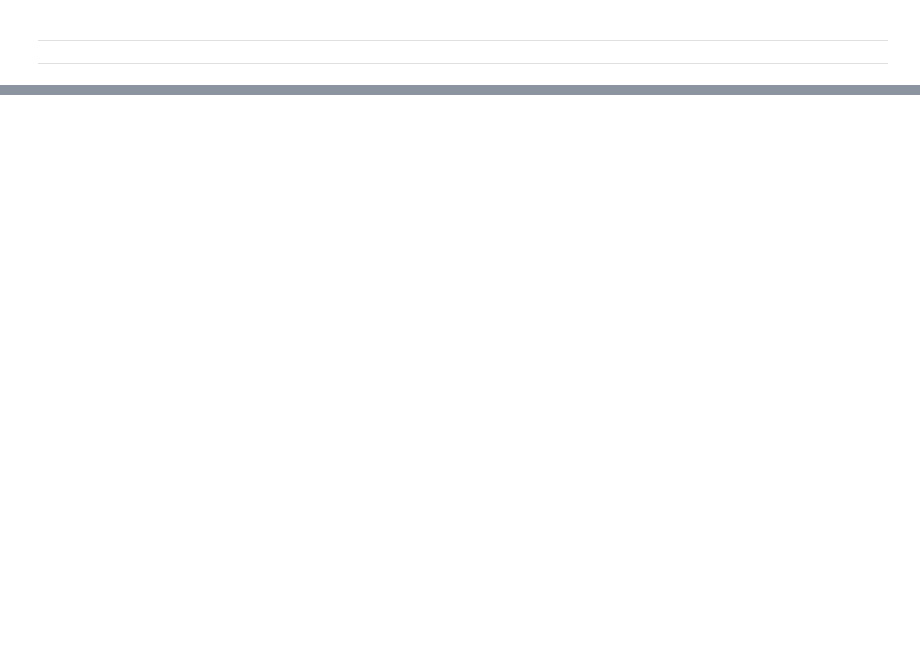
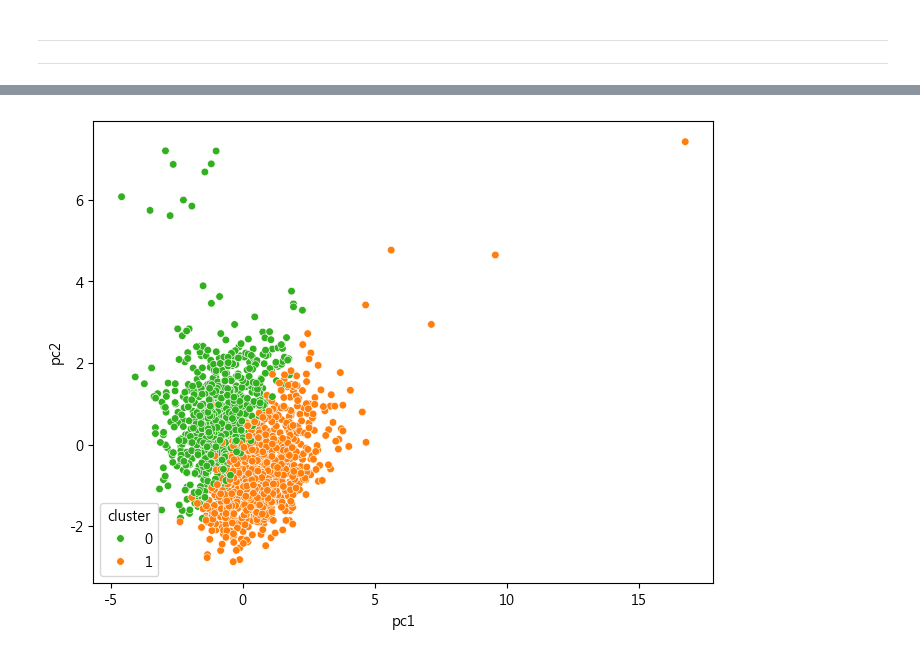
Before and after one commit to JackHuang0125/WHAT_I_DID, a Jupyter notebook: 0 Meeting/0_PAPER_1150128.ipynb, the cells around one changed output, grey strips where cells are left out. Saved outputs shown, nothing was run; the diff lists cells and outputs as text; code cells hidden in the pictures; blank space fills up the shorter version.

```diff
--- a/0 Meeting/0_PAPER_1150128.ipynb
+++ b/0 Meeting/0_PAPER_1150128.ipynb
@@ -8,6 +8,8 @@ import seaborn as sns
 import statsmodels.api as sm
 import datetime as dt
 import matplotlib.pyplot as plt
+plt.rcParams['font.family'] = 'Microsoft JhengHei'  # or 'Noto Sans TC'
+plt.rcParams['axes.unicode_minus'] = False
 from collections import Counter, defaultdict
 from imblearn.pipeline import Pipeline
 from imblearn.over_sampling import SMOTE
@@ -47,21 +49,5 @@ pca = PCA(n_components=0.9)
 X_pca = pca.fit_transform(X_std)
 print(f'PCA 保留 {X_pca.shape[1]} 個主成分')
 X_pca_df = pd.DataFrame(X_pca, columns=[f'pc{i}' for i in range(1, 132)])
-
-kmeans = KMeans(n_clusters=2, n_init=10, max_iter=300, random_state=42)
-labels = kmeans.fit_predict(X_pca)
-sizes = pd.Series(labels).value_counts().sort_index()
-print('cluster sizes:', sizes.to_dict())
-
-df = pd.DataFrame({'y': y.values, 'label': labels})
-
-ct = pd.crosstab(df['y'], df['label'], rownames=['y'], colnames=['cluster'])
-print(ct)
-
-X_pca_df['Cluster'] = labels
-
-plt.figure(figsize=(8,6))
-sns.scatterplot(data=X_pca_df, x='pc1', y='pc2', hue='Cluster', s=30, palette='Set2')
-plt.show()
 # %% [output]
 PCA 保留 131 個主成分
@@ -1244,0 +2211,71 @@ PCA極端值有:[8, 10, 14, 15, 23, 24, 25, 33, 36, 44, 46, 47, 51, 54, 57, 58,
+# %%
+# ===== 0) 你的篩選結果：用 feature_idx 對回「原始欄位順序」取得 feature names =====
+feature_idx = [234,  87,  33,  74,   6, 425,  93, 107, 446, 306, 388, 338, 108,
+        148, 300, 120, 242,  30, 371,   5, 239,  34, 136,  25, 419, 456,
+        275,  23, 265, 193,  12, 422,  13, 190, 262, 272, 156,  61,  83,
+        133, 450, 377]
+
+secom = pd.read_csv(data_path, sep='\t')
+outlier = X_pca_df[(X_pca_df['pc1'] > 10) | (X_pca_df['pc2'] > 10)].index.tolist()
+secom = secom.drop(index=outlier).reset_index(drop=True)
+print(f'PCA極端值有:{outlier}, \n共{len(outlier)}個')
+
+# 原始特徵欄位（順序就是 feature_idx 的對應基準）
+X_raw = secom.drop(columns=['Time', 'Pass/Fail'])
+y = secom['Pass/Fail'].replace({-1: 0, 1: 1}).astype(int)
+
+# 由 feature_idx 取出對應 feature names（以原始欄位順序為準）
+raw_cols = X_raw.columns.to_list()
+selected_features = [raw_cols[i] for i in feature_idx if 0 <= i < len(raw_cols)]
+
+# 套回原始資料，只保留你要的特徵再走後續流程
+X = X_raw.loc[:, selected_features].copy()
+
+
+# ===== 1) 原本的清理流程照跑（但只對 selected_features） =====
+na_counts = X.isna().sum()
+X = X.loc[:, na_counts <= 1000].copy()
+
+uniq_counts = X.nunique(dropna=False)
+X = X.loc[:, uniq_counts >= 10].copy()
+
+X = X.loc[:, ~X.T.duplicated(keep='first')].copy()
+
+# 若因清理被刪掉一些欄位，保持輸出順序一致
+selected_features_kept = [c for c in selected_features if c in X.columns]
+X = X.loc[:, selected_features_kept].copy()
+print("selected kept:", len(selected_features_kept), " / selected total:", len(selected_features))
+
+
+# ===== 2) impute / scale / SMOTE / PCA / KMeans =====
+imputer = KNNImputer(n_neighbors=10, weights='distance')
+X_imp = pd.DataFrame(imputer.fit_transform(X), columns=X.columns, index=X.index)
+
+scaler = StandardScaler()
+X_std = pd.DataFrame(scaler.fit_transform(X_imp), columns=X.columns, index=X.index)
+
+pca = PCA(n_components=0.9, random_state=42)
+X_pca = pca.fit_transform(X_std)
+X_pca_df = pd.DataFrame(X_pca, columns=[f'pc{i}' for i in range(1, X_pca.shape[1] + 1)])
+
+kmeans = KMeans(n_clusters=2, n_init=10, max_iter=300, random_state=42)
+cluster = kmeans.fit_predict(X_pca)
+X_pca_df['cluster'] = cluster
+
+
+# ===== 3) 你原本的可視化/統計照用 =====
+plt.figure(figsize=(8, 6))
+palette = {0: "#33B020", 1: "#ff7f0e"}
+sns.scatterplot(data=X_pca_df, x='pc1', y='pc2', hue='cluster', s=30, palette=palette)
+plt.show()
+
+sizes = pd.Series(cluster).value_counts().sort_index()
+print('cluster sizes:', sizes.to_dict())
+
+df = pd.DataFrame({'y': y.values, 'label': cluster})
+ct = pd.crosstab(df['y'], df['label'], rownames=['y'], colnames=['cluster'])
+print(ct)
+
+ct1 = pd.crosstab(df.iloc[:1525,]['y'], df.iloc[:1525,]['label'], rownames=['y'], colnames=['cluster'])
+print(ct1)
+# %% [output]
@@ -1244,0 +2285 @@ PCA極端值有:[8, 10, 14, 15, 23, 24, 25, 33, 36, 44, 46, 47, 51, 54, 57, 58,
+[figure, added]
```
Also changed, not shown: parts of 19 cells of this notebook, 2 other files.
